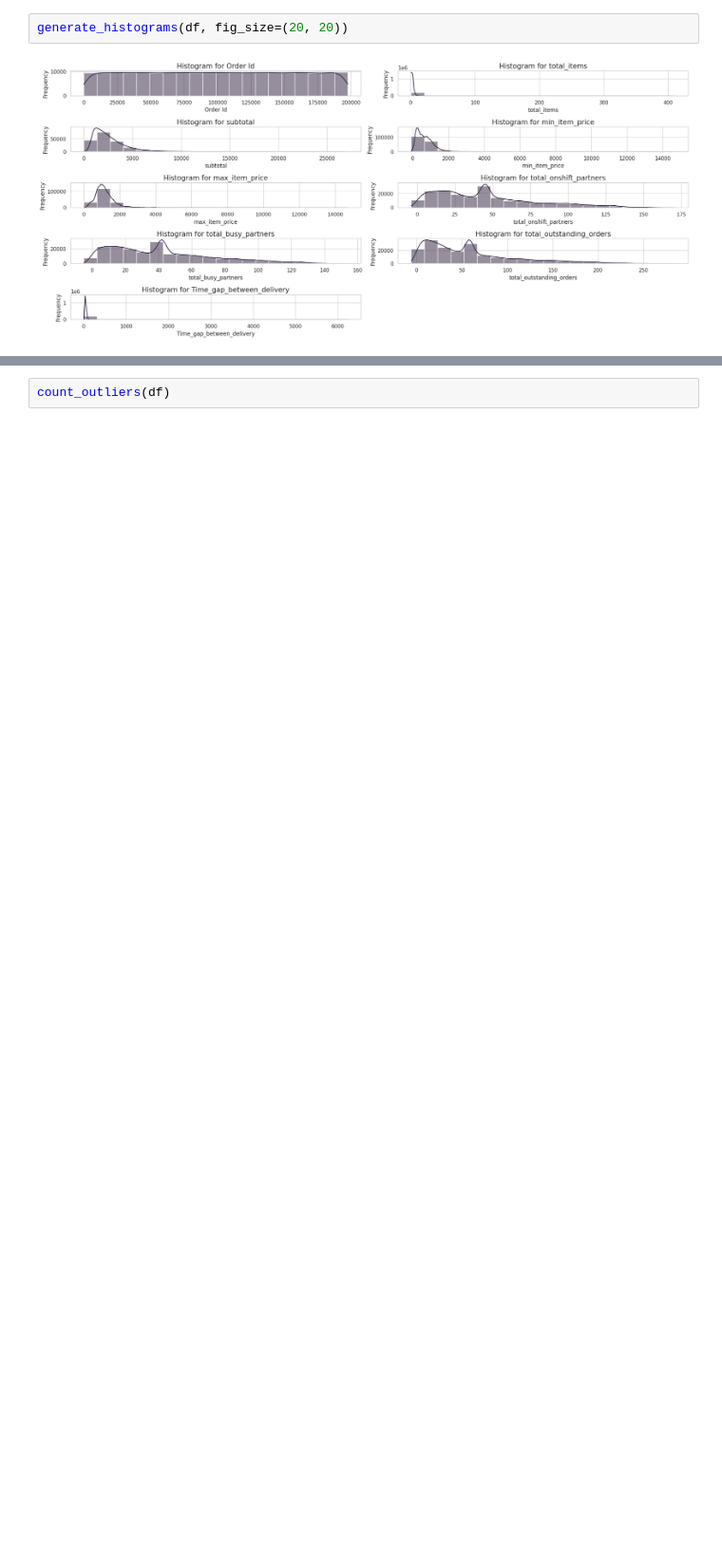
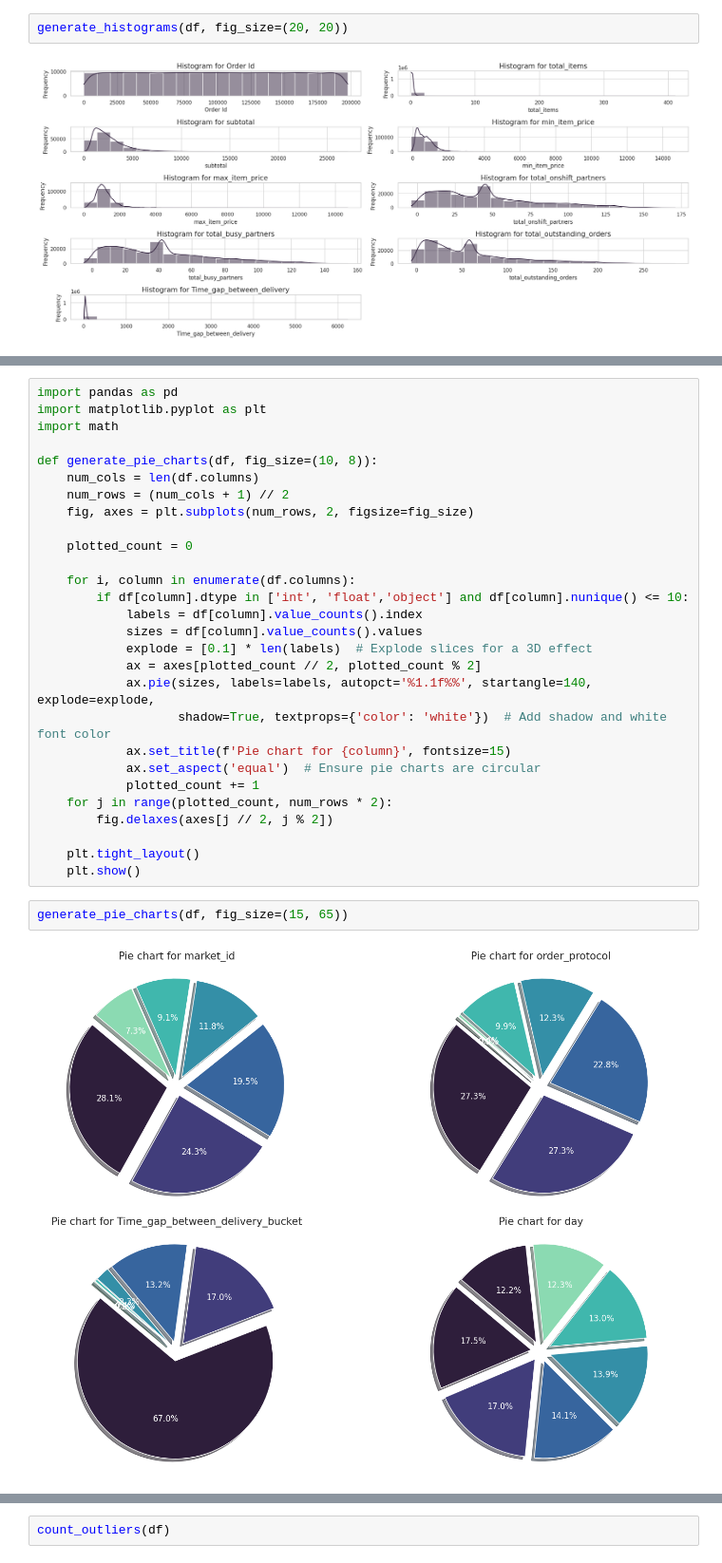
Before and after one commit to anup-anny/Delivery-Estimation-Prediction, a Jupyter notebook: QT_analysis_Project.ipynb, the cells around one changed output, grey strips where cells are left out. Shown at 95% size. Drawn from its saved outputs; the diff is of its cells as text; blank space fills up the shorter version.

```diff
--- a/QT_analysis_Project.ipynb
+++ b/QT_analysis_Project.ipynb
@@ -420 +415,33 @@ plt.show()
+# %%
+import pandas as pd
+import matplotlib.pyplot as plt
+import math
+
+def generate_pie_charts(df, fig_size=(10, 8)):
+    num_cols = len(df.columns)
+    num_rows = (num_cols + 1) // 2
+    fig, axes = plt.subplots(num_rows, 2, figsize=fig_size)
+
+    plotted_count = 0
+
+    for i, column in enumerate(df.columns):
+        if df[column].dtype in ['int', 'float','object'] and df[column].nunique() <= 10:
+            labels = df[column].value_counts().index
+            sizes = df[column].value_counts().values
+            explode = [0.1] * len(labels)  # Explode slices for a 3D effect
+            ax = axes[plotted_count // 2, plotted_count % 2]
+            ax.pie(sizes, labels=labels, autopct='%1.1f%%', startangle=140, explode=explode,
+                   shadow=True, textprops={'color': 'white'})  # Add shadow and white font color
+            ax.set_title(f'Pie chart for {column}', fontsize=15)
+            ax.set_aspect('equal')  # Ensure pie charts are circular
+            plotted_count += 1
+    for j in range(plotted_count, num_rows * 2):
+        fig.delaxes(axes[j // 2, j % 2])
+
+    plt.tight_layout()
+    plt.show()
+# %%
+generate_pie_charts(df, fig_size=(15, 65))
+# %% [output]
+[figure, added]
 # %% [markdown]
```
Also changed, not shown: parts of 31 cells of this notebook.
